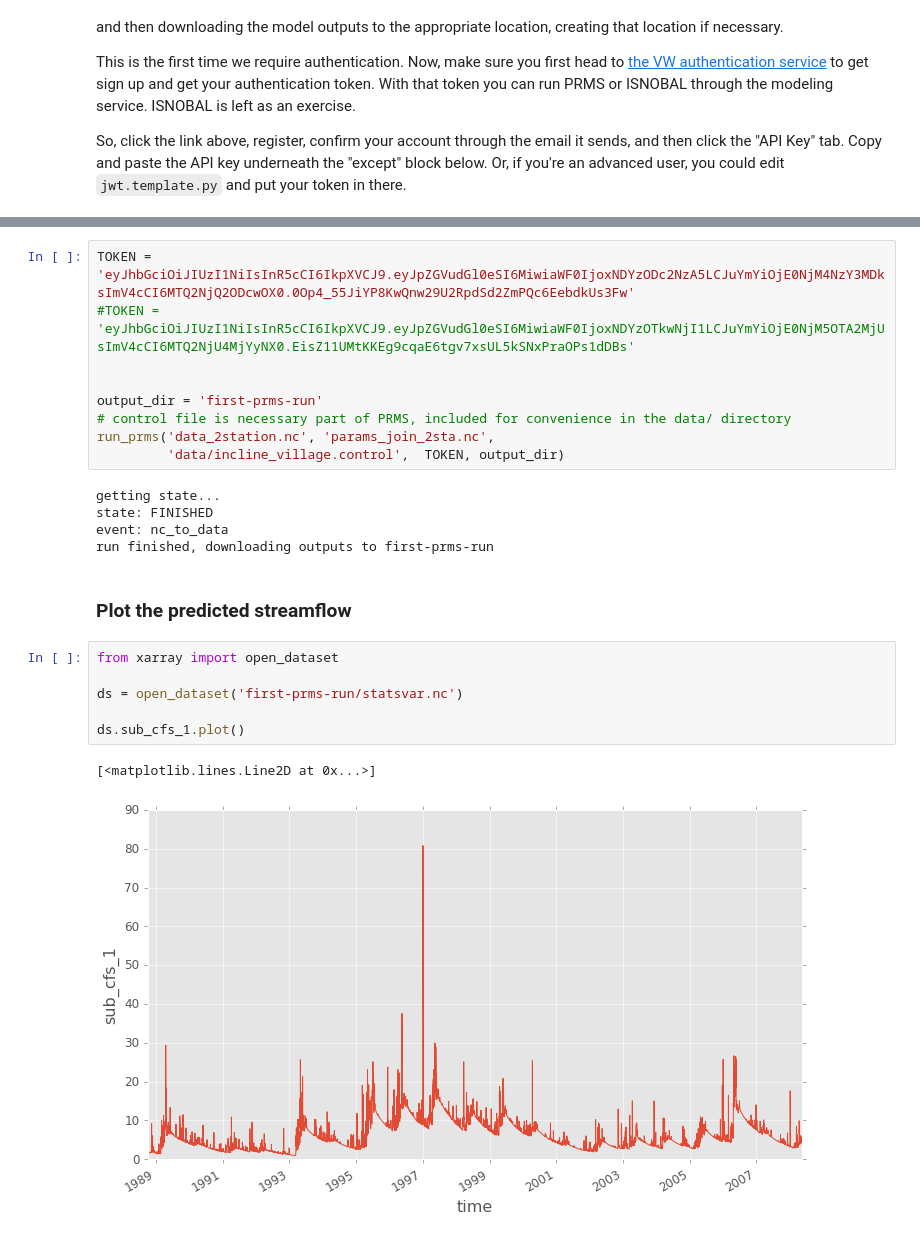
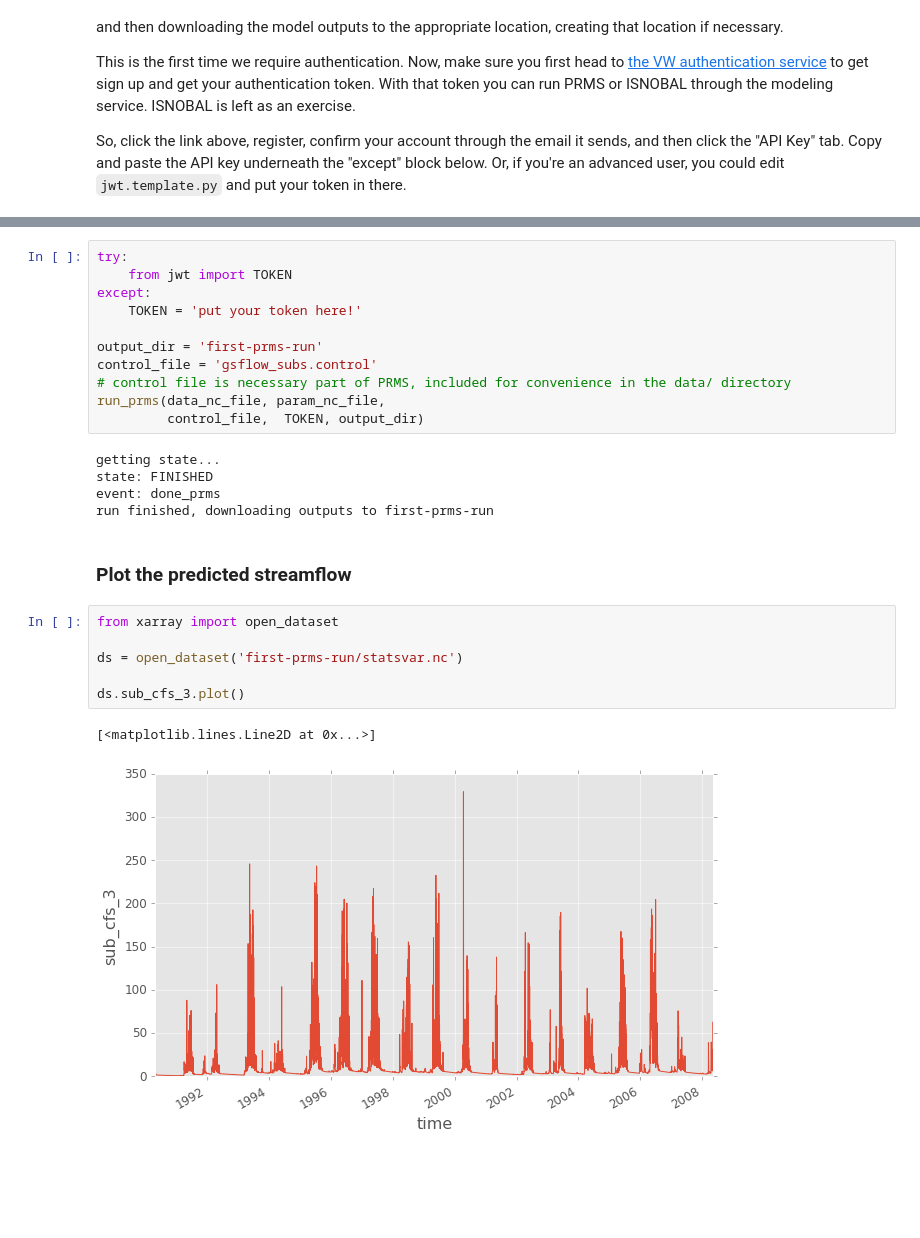
Before and after one commit to VirtualWatershed/capstone, a Jupyter notebook: 2. Virtual Watershed PRMS Adapter and Model Service.ipynb, the cells around one changed output, grey strips where cells are left out. Drawn from its saved outputs; the diff is of its cells as text; blank space fills up the shorter version.

```diff
--- a/2. Virtual Watershed PRMS Adapter and Model Service.ipynb
+++ b/2. Virtual Watershed PRMS Adapter and Model Service.ipynb
@@ -191,26 +185,28 @@ run_prms(data, param, control, jwt, output_dir, modelrun_title=None, auth_host='
     Wrapper for running PRMS using the Virtual Watershed Modeling Service
 # %%
-TOKEN = 'eyJhbGciOiJIUzI1NiIsInR5cCI6IkpXVCJ9.eyJpZGVudGl0eSI6MiwiaWF0IjoxNDYzODc2NzA5LCJuYmYiOjE0NjM4NzY3MDksImV4cCI6MTQ2NjQ2ODcwOX0.0Op4_55JiYP8KwQnw29U2RpdSd2ZmPQc6EebdkUs3Fw'
-#TOKEN = 'eyJhbGciOiJIUzI1NiIsInR5cCI6IkpXVCJ9.eyJpZGVudGl0eSI6MiwiaWF0IjoxNDYzOTkwNjI1LCJuYmYiOjE0NjM5OTA2MjUsImV4cCI6MTQ2NjU4MjYyNX0.EisZ11UMtKKEg9cqaE6tgv7xsUL5kSNxPraOPs1dDBs'
-
+try:
+    from jwt import TOKEN
+except:
+    TOKEN = 'put your token here!'
 
 output_dir = 'first-prms-run'
+control_file = 'gsflow_subs.control'
 # control file is necessary part of PRMS, included for convenience in the data/ directory
-run_prms('data_2station.nc', 'params_join_2sta.nc',
-         'data/incline_village.control',  TOKEN, output_dir)
+run_prms(data_nc_file, param_nc_file,
+         control_file,  TOKEN, output_dir)
 # %% [output]
 getting state...
 state: FINISHED
-event: nc_to_data
+event: done_prms
 run finished, downloading outputs to first-prms-run
 # %% [markdown]
 ### Plot the predicted streamflow
 # %%
 from xarray import open_dataset
 
 ds = open_dataset('first-prms-run/statsvar.nc')
 
-ds.sub_cfs_1.plot()
+ds.sub_cfs_3.plot()
 # %% [output]
 [<matplotlib.lines.Line2D at 0x...>]
-[figure, old version]
+[figure, new version]
```
Also changed, not shown: parts of 15 cells of this notebook, 4 other files.
